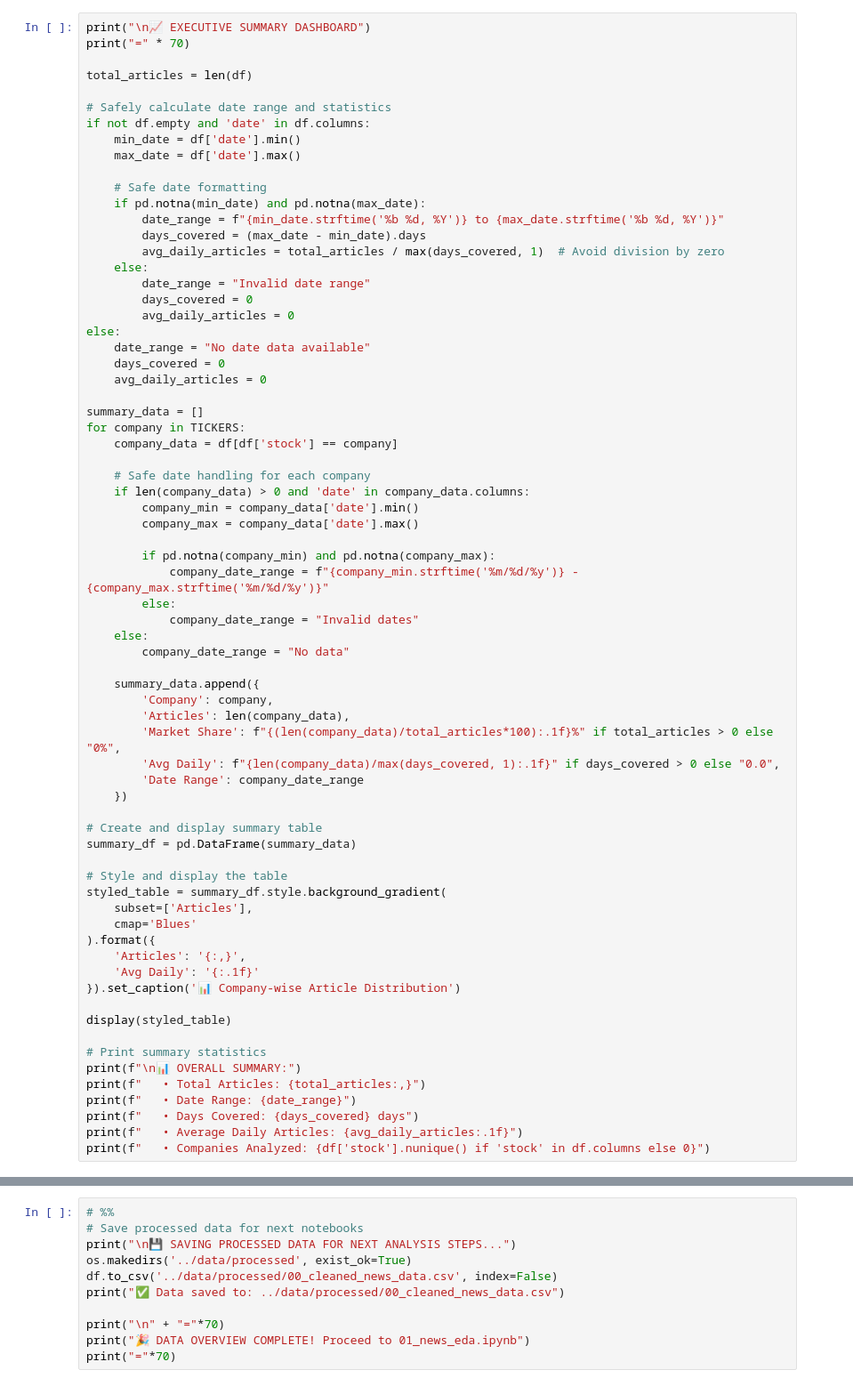
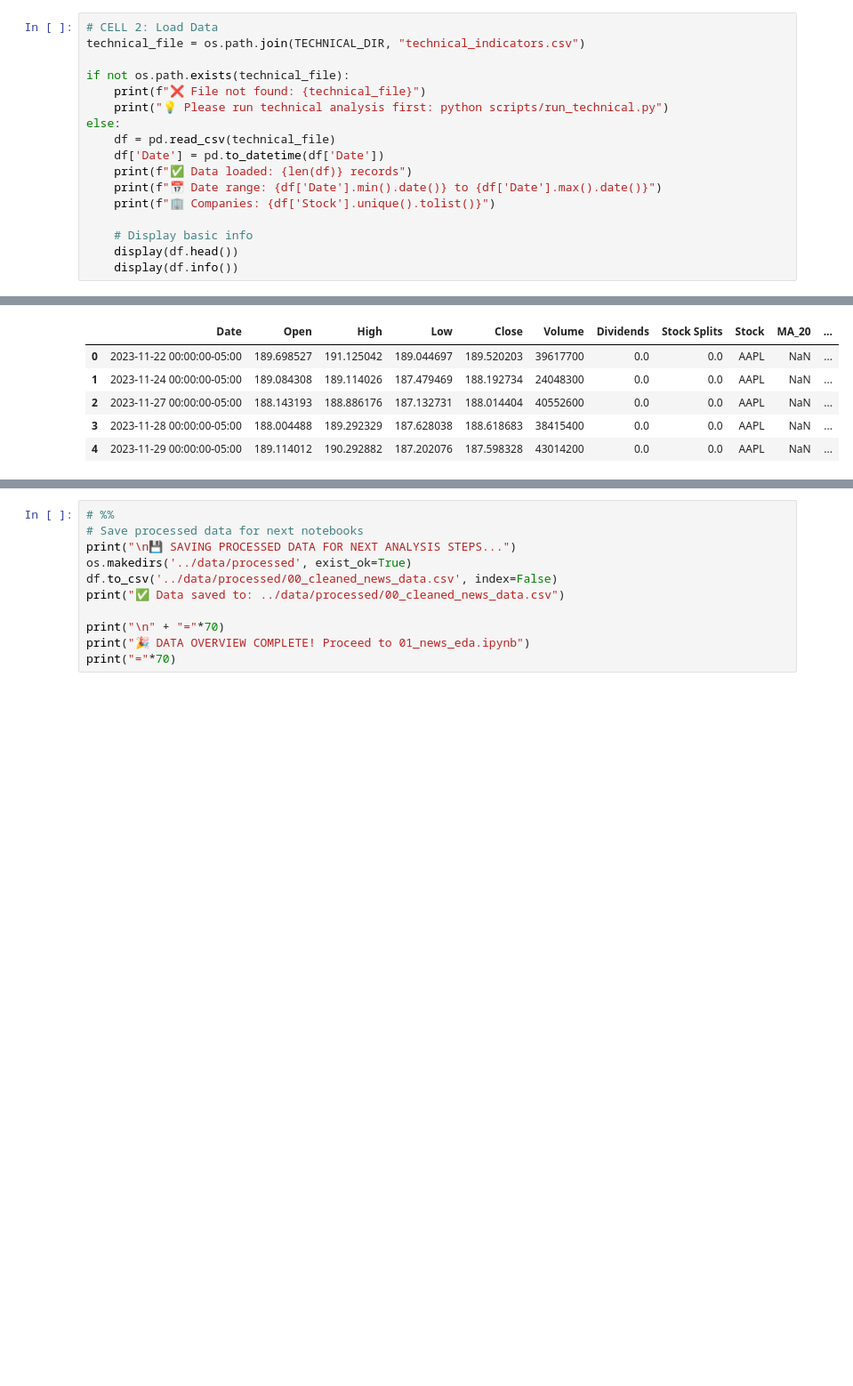
Before and after one commit to melat33/Financial_News_Stock_Analysis, a Jupyter notebook: notebooks/data_overview_eda.ipynb, the cells around one changed output, grey strips where cells are left out. Shown at 89% size. Drawn from its saved outputs; the diff is of its cells as text; blank space fills up the shorter version.

```diff
--- a/notebooks/data_overview_eda.ipynb
+++ b/notebooks/data_overview_eda.ipynb
@@ -66,71 +64,18 @@ Name: count, dtype: int64
 # %%
-print("\n📈 EXECUTIVE SUMMARY DASHBOARD")
-print("=" * 70)
+# CELL 2: Load Data
+technical_file = os.path.join(TECHNICAL_DIR, "technical_indicators.csv")
 
-total_articles = len(df)
+if not os.path.exists(technical_file):
+    print(f"❌ File not found: {technical_file}")
+    print("💡 Please run technical analysis first: python scripts/run_technical.py")
+else:
+    df = pd.read_csv(technical_file)
+    df['Date'] = pd.to_datetime(df['Date'])
+    print(f"✅ Data loaded: {len(df)} records")
+    print(f"📅 Date range: {df['Date'].min().date()} to {df['Date'].max().date()}")
+    print(f"🏢 Companies: {df['Stock'].unique().tolist()}")
 
-# Safely calculate date range and statistics
-if not df.empty and 'date' in df.columns:
-    min_date = df['date'].min()
-    max_date = df['date'].max()
-
-    # Safe date formatting
-    if pd.notna(min_date) and pd.notna(max_date):
-        date_range = f"{min_date.strftime('%b %d, %Y')} to {max_date.strftime('%b %d, %Y')}"
-        days_covered = (max_date - min_date).days
-        avg_daily_articles = total_articles / max(days_covered, 1)  # Avoid division by zero
-    else:
-        date_range = "Invalid date range"
-        days_covered = 0
-        avg_daily_articles = 0
-else:
-    date_range = "No date data available"
-    days_covered = 0
-    avg_daily_articles = 0
-
-summary_data = []
-for company in TICKERS:
-    company_data = df[df['stock'] == company]
-
-    # Safe date handling for each company
-    if len(company_data) > 0 and 'date' in company_data.columns:
-        company_min = company_data['date'].min()
-        company_max = company_data['date'].max()
-
-        if pd.notna(company_min) and pd.notna(company_max):
-            company_date_range = f"{company_min.strftime('%m/%d/%y')} - {company_max.strftime('%m/%d/%y')}"
-        else:
-            company_date_range = "Invalid dates"
-    else:
-        company_date_range = "No data"
-
-    summary_data.append({
-        'Company': company,
-        'Articles': len(company_data),
-        'Market Share': f"{(len(company_data)/total_articles*100):.1f}%" if total_articles > 0 else "0%",
-        'Avg Daily': f"{len(company_data)/max(days_covered, 1):.1f}" if days_covered > 0 else "0.0",
-        'Date Range': company_date_range
-    })
-
-# Create and display summary table
-summary_df = pd.DataFrame(summary_data)
-
-# Style and display the table
-styled_table = summary_df.style.background_gradient(
-    subset=['Articles'],
-    cmap='Blues'
-).format({
-    'Articles': '{:,}',
-    'Avg Daily': '{:.1f}'
-}).set_caption('📊 Company-wise Article Distribution')
-
-display(styled_table)
-
-# Print summary statistics
-print(f"\n📊 OVERALL SUMMARY:")
-print(f"   • Total Articles: {total_articles:,}")
-print(f"   • Date Range: {date_range}")
-print(f"   • Days Covered: {days_covered} days")
-print(f"   • Average Daily Articles: {avg_daily_articles:.1f}")
-print(f"   • Companies Analyzed: {df['stock'].nunique() if 'stock' in df.columns else 0}")
+    # Display basic info
+    display(df.head())
+    display(df.info())
 # %% [output]
@@ -138,0 +85,6 @@ print(f"   • Companies Analyzed: {df['stock'].nunique() if 'stock' in df.colum
+|  | Date | Open | High | Low | Close | Volume | Dividends | Stock Splits | Stock | MA_20 | ... |
+| 0 | 2023-11-22 00:00:00-05:00 | 189.698527 | 191.125042 | 189.044697 | 189.520203 | 39617700 | 0.0 | 0.0 | AAPL | NaN | ... |
+| 1 | 2023-11-24 00:00:00-05:00 | 189.084308 | 189.114026 | 187.479469 | 188.192734 | 24048300 | 0.0 | 0.0 | AAPL | NaN | ... |
+| 2 | 2023-11-27 00:00:00-05:00 | 188.143193 | 188.886176 | 187.132731 | 188.014404 | 40552600 | 0.0 | 0.0 | AAPL | NaN | ... |
+| 3 | 2023-11-28 00:00:00-05:00 | 188.004488 | 189.292329 | 187.628038 | 188.618683 | 38415400 | 0.0 | 0.0 | AAPL | NaN | ... |
+| 4 | 2023-11-29 00:00:00-05:00 | 189.114012 | 190.292882 | 187.202076 | 187.598328 | 43014200 | 0.0 | 0.0 | AAPL | NaN | ... |
```
Also changed, not shown: parts of 12 cells of this notebook.
